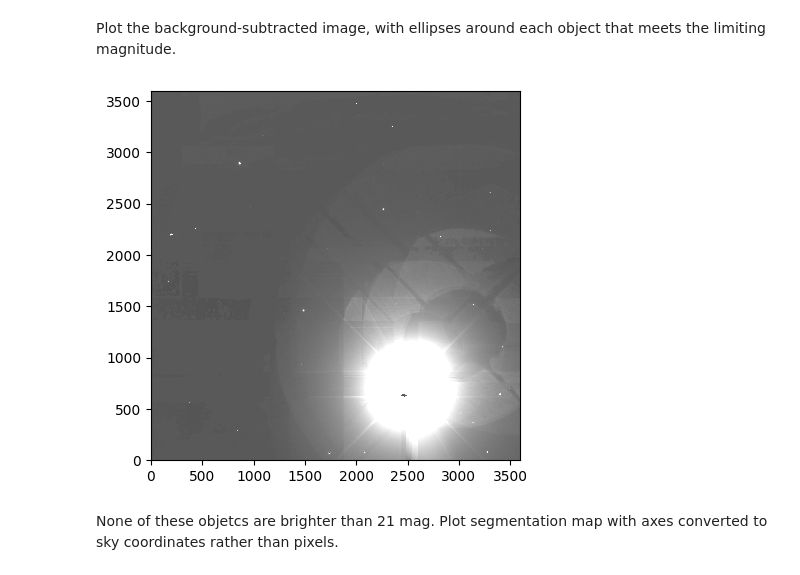
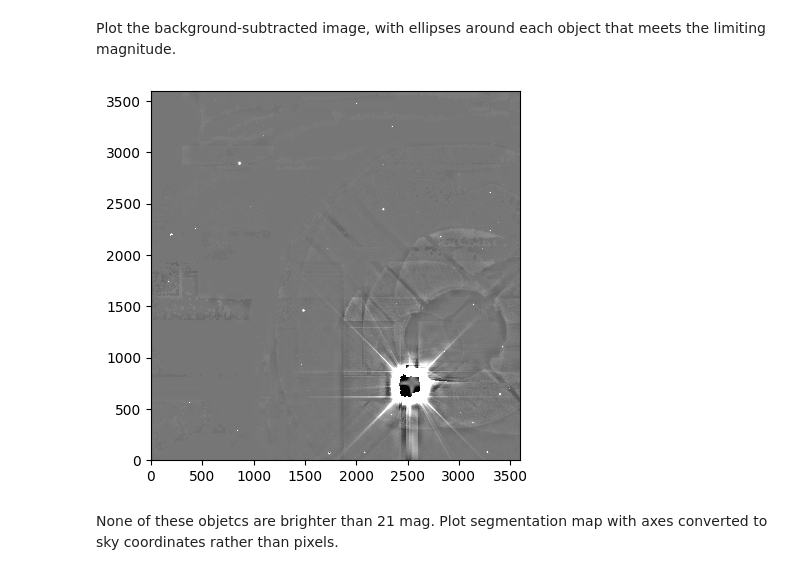
Before and after one commit to cyb0rb/WiFeS_Catalog, a Jupyter notebook: sep_to_dr.ipynb, the cells around one changed output. Saved outputs shown, nothing was run; the diff lists cells and outputs as text; code cells hidden in the pictures.

```diff
--- a/sep_to_dr.ipynb
+++ b/sep_to_dr.ipynb
@@ -67,30 +67,31 @@ Threshold:  234.2871174012311
 ## Source Extraction
 Now that we have our threshold which takes into account our magnitude limit and global background for the image, we can run source extraction from SEP to pull out objects that meet this threshold. Note that the depth of the DESI survey is far greater than the 2.3, so objects may be identified that do not meet the limiting magnitude.
 # %%
-objects = sep.extract(zimage, thresh, segmentation_map=True)
+img = zimage - sep.Background(test_image[1].data)
+objects = sep.extract(img, thresh, segmentation_map=True)
 seg_map = objects[1] # the boolean array of light/dark spots is what we need to create the segmentation map.
 # %% [markdown]
 Plot the background-subtracted image, with ellipses around each object that meets the limiting magnitude.
 # %%
 from matplotlib.patches import Ellipse
 
 # plot background-subtracted image
 fig, ax = plt.subplots()
-m, s = np.mean(zimage), np.std(zimage)
-im = ax.imshow(zimage, interpolation='nearest', cmap='gray',
+m, s = np.mean(img), np.std(img)
+im = ax.imshow(img, interpolation='nearest', cmap='gray',
                vmin=m-s, vmax=m+s, origin='lower')
 
 # plot an ellipse for each object
 for i in range(len(objects[0])):
     e = Ellipse(xy=(objects[0]['x'][i], objects[0]['y'][i]),
                 width=20*objects[0]['a'][i],
                 height=20*objects[0]['b'][i],
                 angle=objects[0]['theta'][i] * 180. / np.pi)
     e.set_facecolor('none')
     e.set_edgecolor('red')
     ax.add_artist(e)
 # %% [output]
-[figure, old version]
+[figure, new version]
 # %% [markdown]
 None of these objetcs are brighter than 21 mag. Plot segmentation map with axes converted to sky coordinates rather than pixels.
 # %%
```
Also changed, not shown: parts of 3 cells of this notebook.
